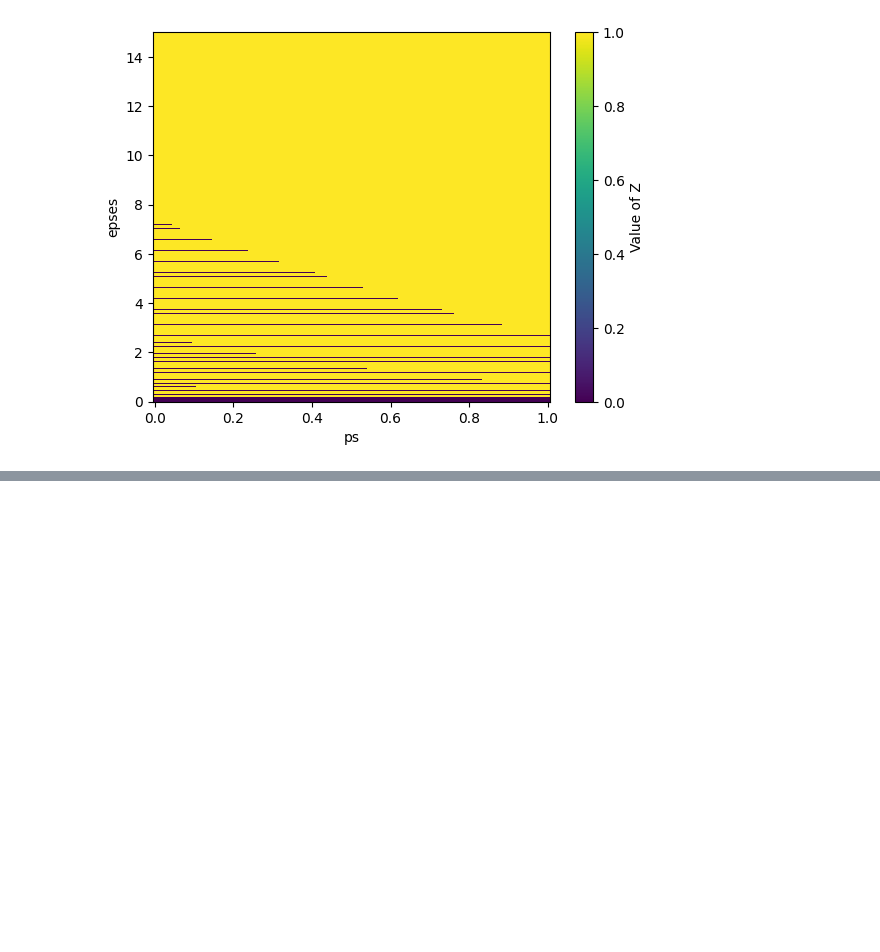
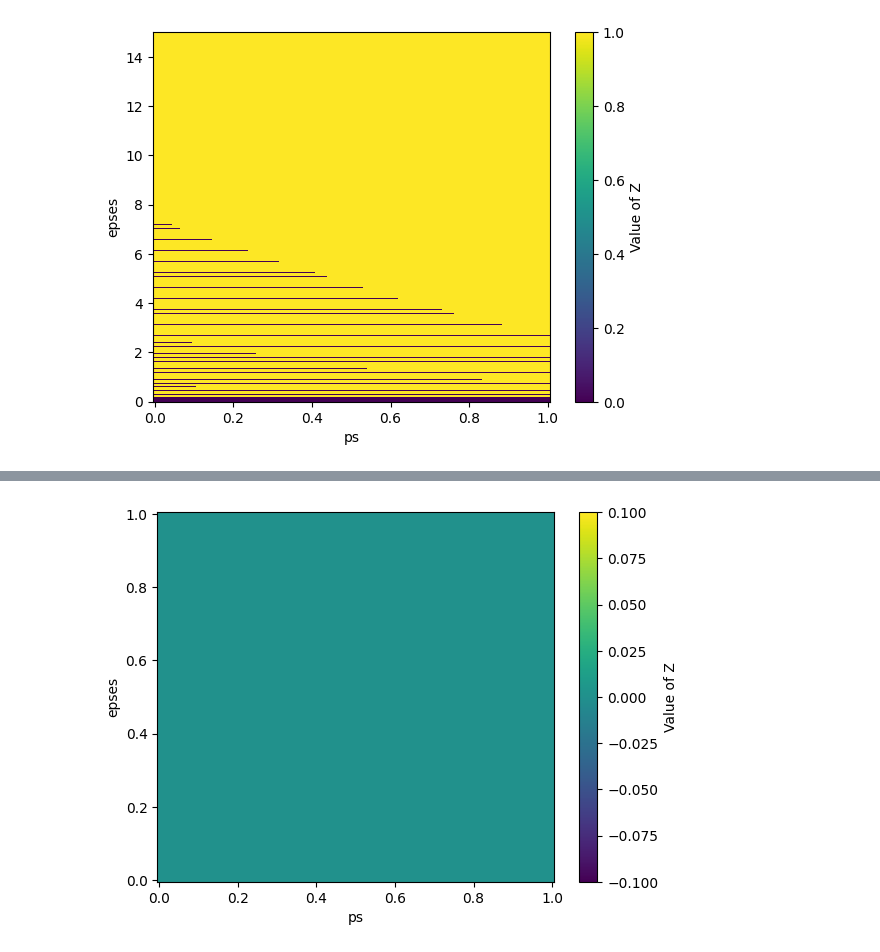
Before and after one commit to MatejVe/locally_efficient_differential_privacy, a Jupyter notebook: bernoulli_optimal_param.ipynb, the cells around one changed output, grey strips where cells are left out. Cells and saved outputs as stored; diff of their text form; code cells hidden in the pictures; blank space fills up the shorter version.

```diff
--- a/bernoulli_optimal_param.ipynb
+++ b/bernoulli_optimal_param.ipynb
@@ -197,0 +198,37 @@ plt.show()
+# %%
+# feasible set visualization
+import numpy as np
+import matplotlib.pyplot as plt
+
+ass = np.linspace(0, 1, 100)
+bs = np.linspace(0, 1, 100)
+EPSILON = 2.0
+
+z = list()
+for a in ass:
+    for b in bs:
+        if np.exp(-EPSILON)*a <= b and b <= np.exp(EPSILON)*a:
+            if np.exp(-EPSILON)*a <= 1-a-b <= np.exp(EPSILON)*a:
+                if np.exp(-EPSILON)*b <= 1-a-b <= np.exp(EPSILON)*b:
+                    if a+b < 0:
+                        z.append(1)
+                    else:
+                        z.append(0)
+                else:
+                    z.append(0)
+            else:
+                z.append(0)
+        else:
+            z.append(0)
+z = np.array(z)
+
+X, Y = np.meshgrid(ass, bs)
+Z = z.reshape(len(ass), len(bs))
+
+plt.pcolor(X, Y, Z, shading="nearest")
+plt.xlabel("ps")
+plt.ylabel("epses")
+plt.colorbar(label="Value of Z")
+plt.show()
+# %% [output]
+[figure, added]
```
Also changed, not shown: parts of 5 cells of this notebook, 2 other files.
